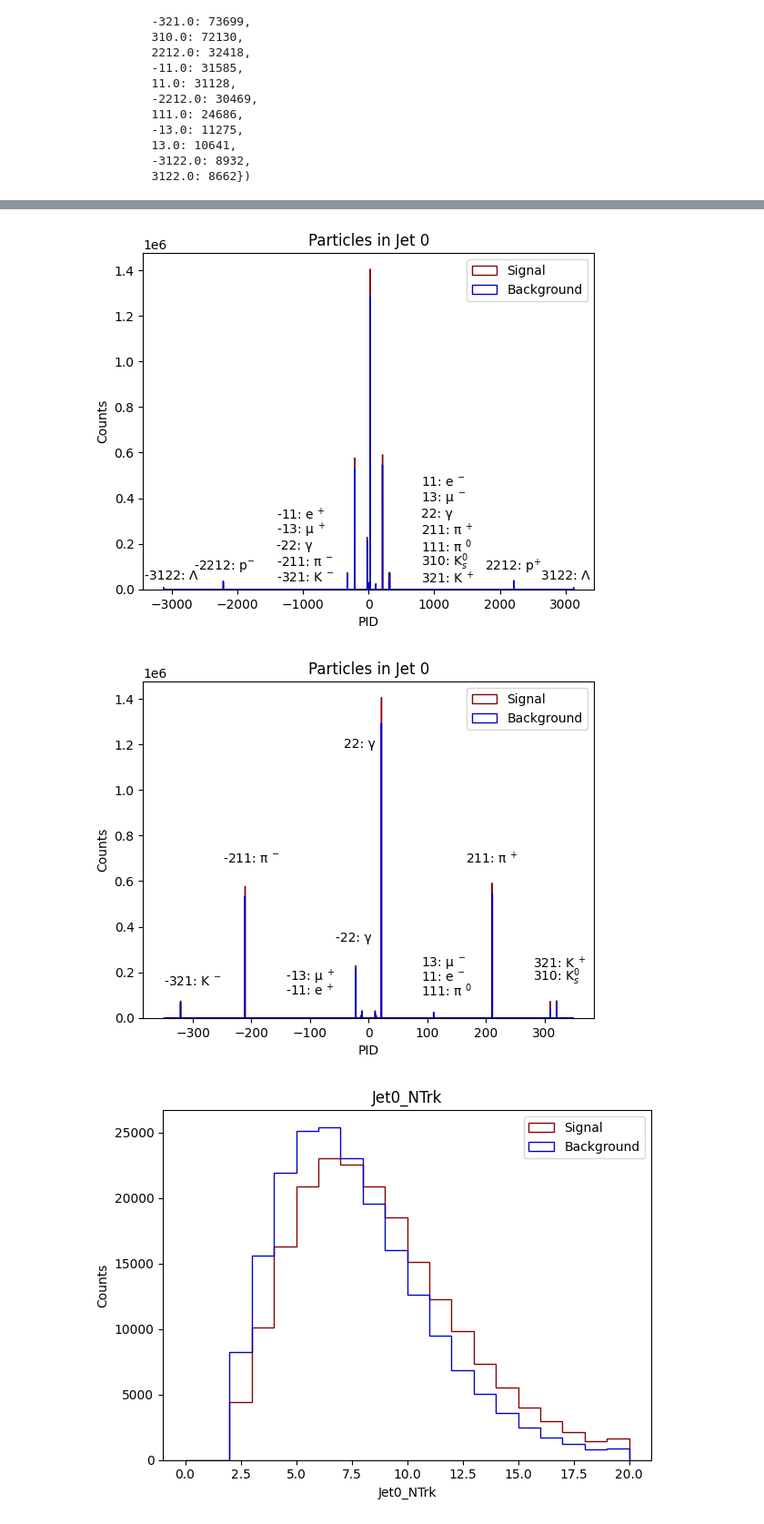
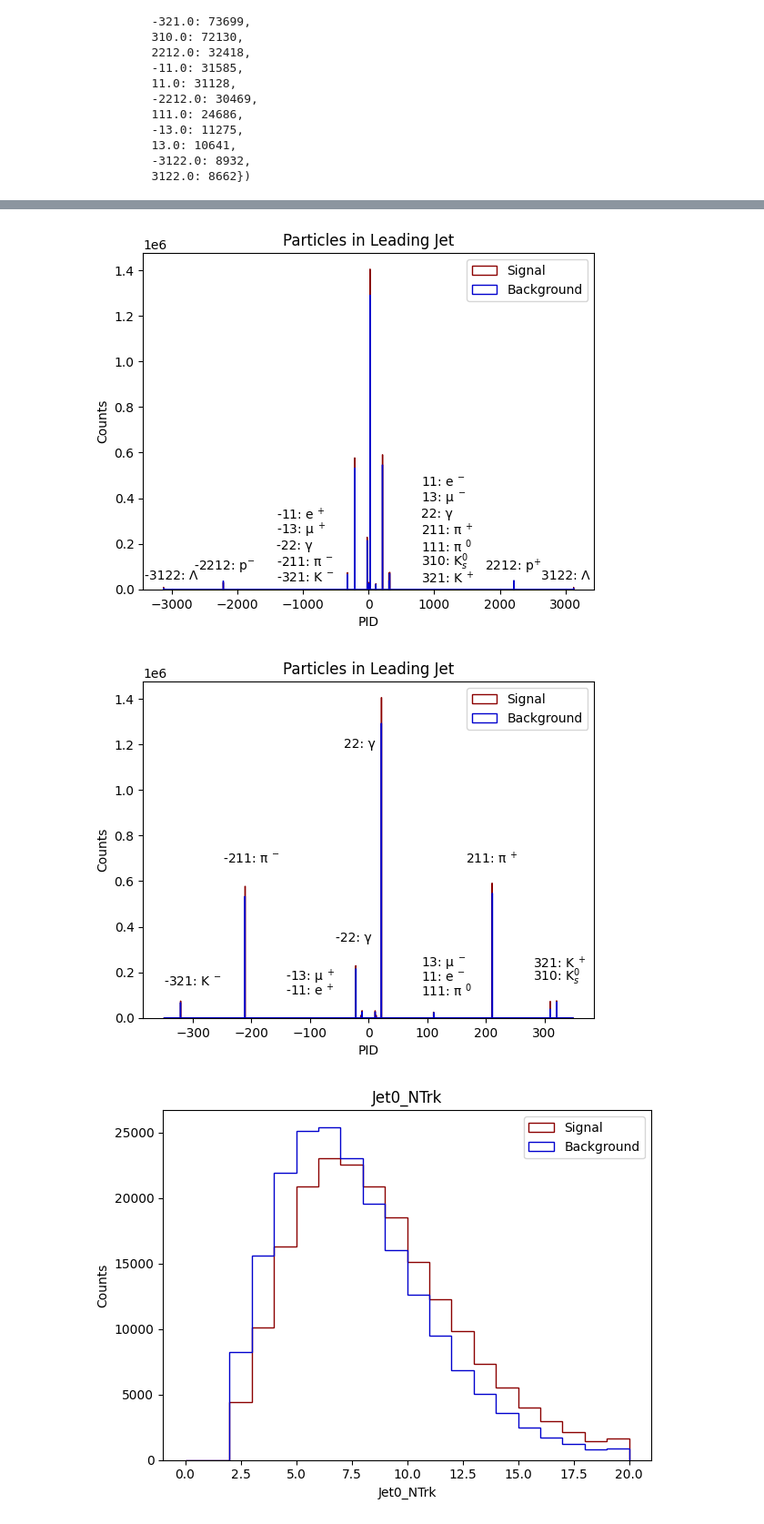
Before and after one commit to gpesticci/Jet-GNN, a Jupyter notebook: plots.ipynb, the cells around one changed output, grey strips where cells are left out. Shown at 91% size. Cells and saved outputs as stored; diff of their text form; code cells hidden in the pictures.

```diff
--- a/plots.ipynb
+++ b/plots.ipynb
@@ -122,7 +122,7 @@ plt.title('Daughters in Each Jet');
 [figure]
 # %%
 sig_list = []
-back_list = []
+bkg_list = []
 
 for i, row in org_sig_df.iterrows():
     numbers = [float(num.strip()) for num in row['Jet0_Daughters_ID'].strip('[]').split(',')]
@@ -130,6 +130,6 @@ for i, row in org_sig_df.iterrows():
 
 for i, row in org_bkg_df.iterrows():
     numbers = [float(num.strip()) for num in row['Jet0_Daughters_ID'].strip('[]').split(',')]
-    back_list.extend(numbers)
+    bkg_list.extend(numbers)
 # %%
 sig_counts = Counter(sig_list)
@@ -178,36 +217,36 @@ all
 # %%
 # Plot of Jet 0 Daughters PID (not including some outliers)
 plt.hist(sig_list, label='Signal', bins='auto', range=None, histtype='step', color='darkred')
-plt.hist(back_list, label='Background', bins='auto', range=None, histtype='step', color='mediumblue')
+plt.hist(bkg_list, label='Background', bins='auto', range=None, histtype='step', color='mediumblue')
 
 plt.text(-3000, 60000, '-3122: Λ', horizontalalignment='center', verticalalignment='center')
 plt.text(-2200, 100000, '-2212: p$^{-}$', horizontalalignment='center', verticalalignment='center')
 plt.text(-1400, 50000, '-321: K $^{-}$', horizontalalignment='left', verticalalignment='center')
 plt.text(-1400, 120000, '-211: π $^{-}$', horizontalalignment='left', verticalalignment='center')
 plt.text(-1400, 190000, '-22: γ', horizontalalignment='left', verticalalignment='center')
 plt.text(-1400, 260000, '-13: µ $^{+}$', horizontalalignment='left', verticalalignment='center')
 plt.text(-1400, 330000, '-11: e $^{+}$', horizontalalignment='left', verticalalignment='center')
 
 plt.text(800, 470000, '11: e $^{-}$', horizontalalignment='left', verticalalignment='center')
 plt.text(800, 400000, '13: µ $^{-}$', horizontalalignment='left', verticalalignment='center')
 plt.text(800, 330000, '22: γ', horizontalalignment='left', verticalalignment='center')
 plt.text(800, 260000, '211: π $^{+}$', horizontalalignment='left', verticalalignment='center')
 plt.text(800, 190000, '111: π $^{0}$', horizontalalignment='left', verticalalignment='center')
 plt.text(800, 120000, '310: K$^{0}_{s}$', horizontalalignment='left', verticalalignment='center')
 plt.text(800, 50000, '321: K $^{+}$', horizontalalignment='left', verticalalignment='center')
 plt.text(2200, 100000, '2212: p$^{+}$', horizontalalignment='center', verticalalignment='center')
 plt.text(3000, 60000, '3122: Λ', horizontalalignment='center', verticalalignment='center')
 
 plt.xlabel('PID');
 plt.ylabel('Counts');
-plt.title('Particles in Jet 0');
+plt.title('Particles in Leading Jet');
 plt.legend(loc='best');
 # %% [output]
-[figure, old version]
+[figure, new version]
 # %%
 # Plot of Daughters PID in range of pions
 plt.hist(sig_list, label='Signal', bins='auto', range=[-350,350], histtype='step', color='darkred')
-plt.hist(back_list, label='Background', bins='auto', range=[-350,350], histtype='step', color='mediumblue')
+plt.hist(bkg_list, label='Background', bins='auto', range=[-350,350], histtype='step', color='mediumblue')
 
 plt.text(-300, 160000, '-321: K $^{-}$', horizontalalignment='center', verticalalignment='center')
 plt.text(-200, 700000, '-211: π $^{-}$', horizontalalignment='center', verticalalignment='center')
@@ -225,10 +264,10 @@ plt.text(280, 240000, '321: K $^{+}$', horizontalalignment='left', verticalalign
 
 plt.xlabel('PID');
 plt.ylabel('Counts');
-plt.title('Particles in Jet 0');
+plt.title('Particles in Leading Jet');
 plt.legend(loc='best');
 # %% [output]
-[figure, old version]
+[figure, new version]
 # %%
 def make_plots(col, bins, range, scale):
 
```
Also changed, not shown: parts of 6 cells of this notebook.
